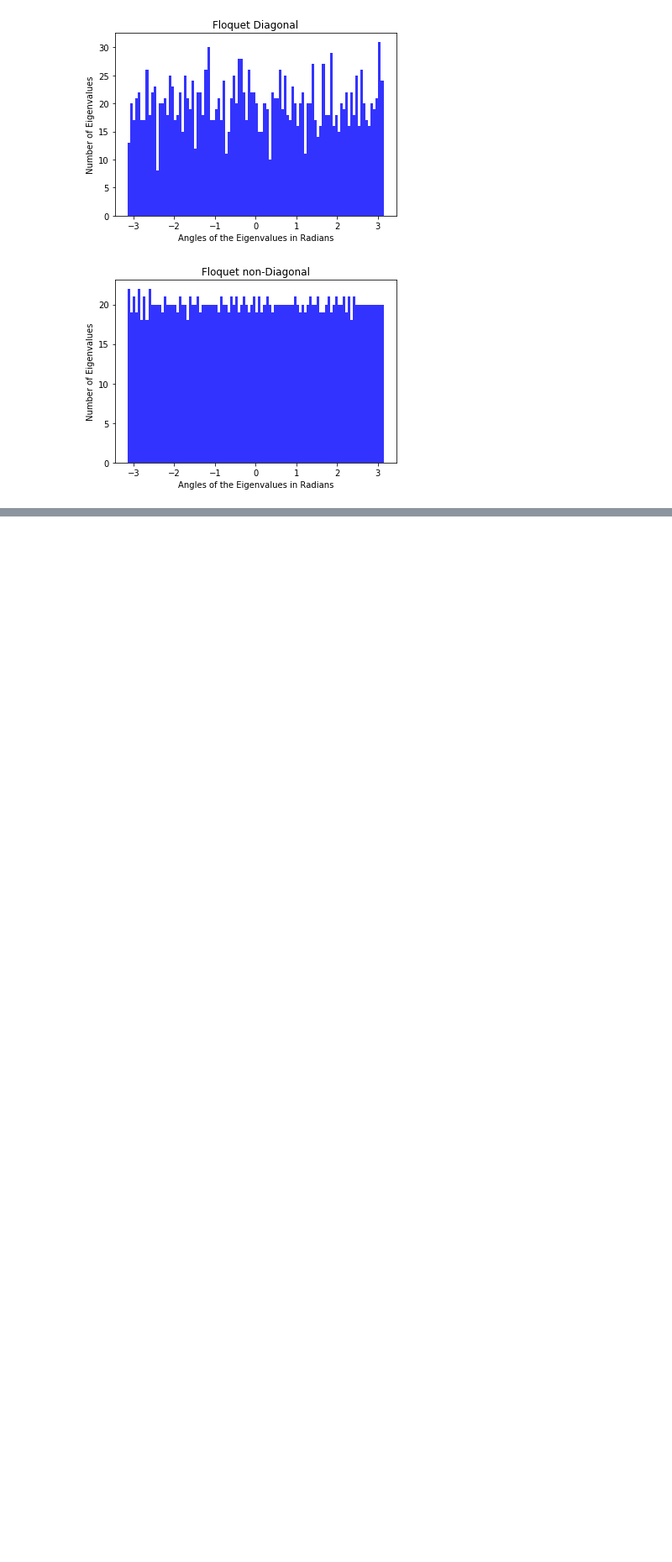
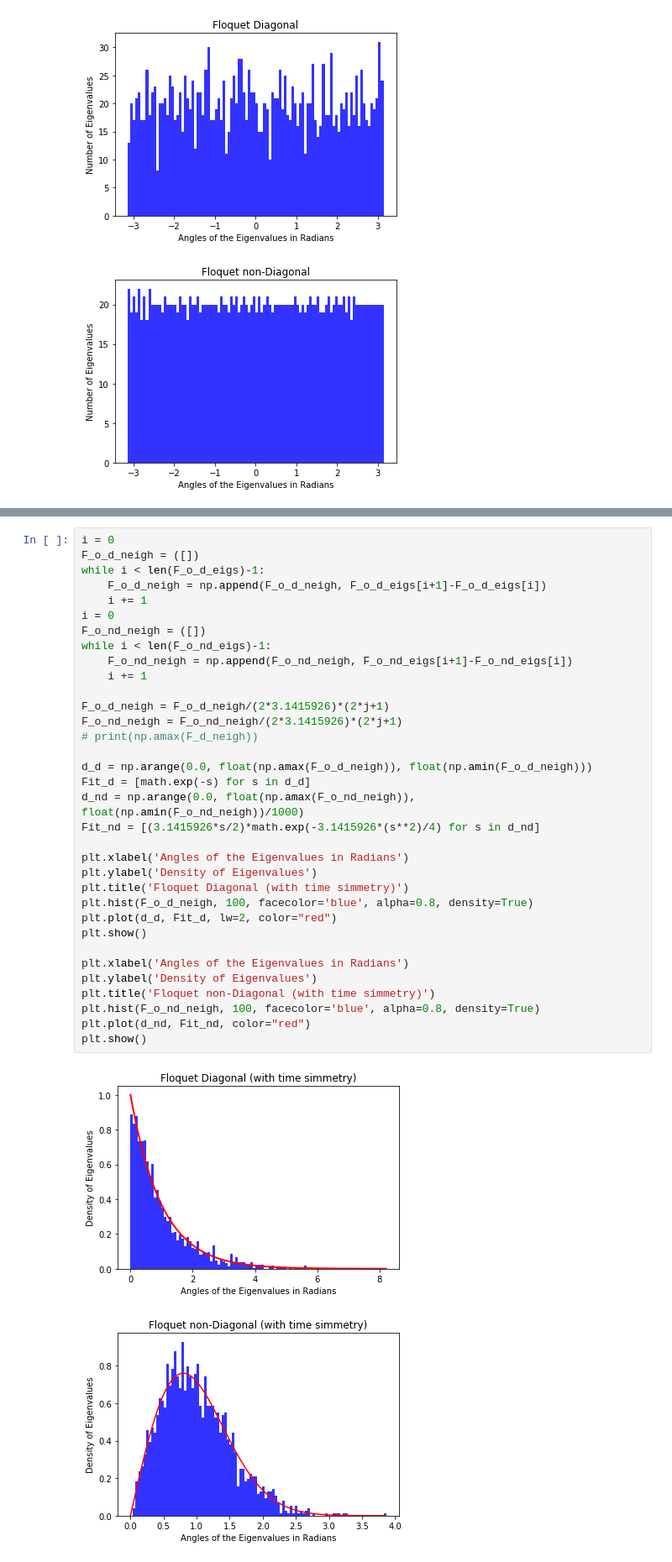
Before and after one commit to python-cbpf/dynamical-systems-Joaquimtm, a Jupyter notebook: CBPF Python Camp 2020 - Dynamical Systems III - Quantum Kick Top.ipynb, the cells around one changed output, grey strips where cells are left out. Shown: that part at 84% size. Drawn from its saved outputs; the diff is of its cells as text; blank space fills up the shorter version.

```diff
--- a/CBPF Python Camp 2020 - Dynamical Systems III - Quantum Kick Top.ipynb
+++ b/CBPF Python Camp 2020 - Dynamical Systems III - Quantum Kick Top.ipynb
@@ -169,0 +226,37 @@ plt.show()
+# %%
+i = 0
+F_o_d_neigh = ([])
+while i < len(F_o_d_eigs)-1:
+    F_o_d_neigh = np.append(F_o_d_neigh, F_o_d_eigs[i+1]-F_o_d_eigs[i])
+    i += 1
+i = 0
+F_o_nd_neigh = ([])
+while i < len(F_o_nd_eigs)-1:
+    F_o_nd_neigh = np.append(F_o_nd_neigh, F_o_nd_eigs[i+1]-F_o_nd_eigs[i])
+    i += 1
+
+F_o_d_neigh = F_o_d_neigh/(2*3.1415926)*(2*j+1)
+F_o_nd_neigh = F_o_nd_neigh/(2*3.1415926)*(2*j+1)
+# print(np.amax(F_d_neigh))
+
+d_d = np.arange(0.0, float(np.amax(F_o_d_neigh)), float(np.amin(F_o_d_neigh)))
+Fit_d = [math.exp(-s) for s in d_d]
+d_nd = np.arange(0.0, float(np.amax(F_o_nd_neigh)), float(np.amin(F_o_nd_neigh))/1000)
+Fit_nd = [(3.1415926*s/2)*math.exp(-3.1415926*(s**2)/4) for s in d_nd]
+
+plt.xlabel('Angles of the Eigenvalues in Radians')
+plt.ylabel('Density of Eigenvalues')
+plt.title('Floquet Diagonal (with time simmetry)')
+plt.hist(F_o_d_neigh, 100, facecolor='blue', alpha=0.8, density=True)
+plt.plot(d_d, Fit_d, lw=2, color="red")
+plt.show()
+
+plt.xlabel('Angles of the Eigenvalues in Radians')
+plt.ylabel('Density of Eigenvalues')
+plt.title('Floquet non-Diagonal (with time simmetry)')
+plt.hist(F_o_nd_neigh, 100, facecolor='blue', alpha=0.8, density=True)
+plt.plot(d_nd, Fit_nd, color="red")
+plt.show()
+# %% [output]
+[figure, added]
+[figure, added]
```
Also changed, not shown: parts of 7 cells of this notebook, 1 other file.
